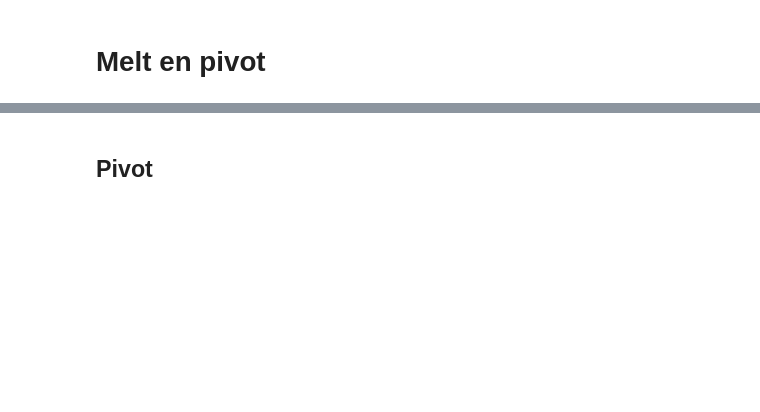
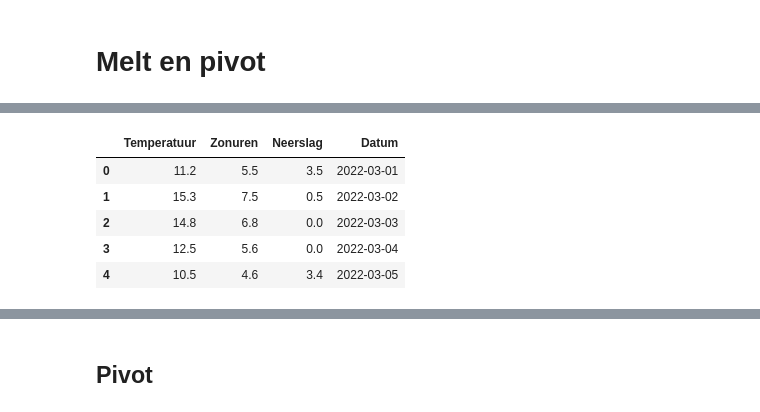
Before and after one commit to LFKoning/knowledge-sharing, a Jupyter notebook: python_engineers/part_3/4_pandas_dataframe.ipynb, the cells around one changed output, grey strips where cells are left out. Cells and saved outputs as stored; diff of their text form; code cells hidden in the pictures; blank space fills up the shorter version.

```diff
--- a/python_engineers/part_3/4_pandas_dataframe.ipynb
+++ b/python_engineers/part_3/4_pandas_dataframe.ipynb
@@ -498,6 +838,14 @@ df.melt(
 # %%
 # Voeg datum toe als kolom
-df = df.assign(Datum=df.index)
+df = df.assign(Datum=df.index).reset_index(drop=True)
+df
+# %% [output]
+|  | Temperatuur | Zonuren | Neerslag | Datum |
+| 0 | 11.2 | 5.5 | 3.5 | 2022-03-01 |
+| 1 | 15.3 | 7.5 | 0.5 | 2022-03-02 |
+| 2 | 14.8 | 6.8 | 0.0 | 2022-03-03 |
+| 3 | 12.5 | 5.6 | 0.0 | 2022-03-04 |
+| 4 | 10.5 | 4.6 | 3.4 | 2022-03-05 |
 # %%
 # Gebruik id_vars en value_vars om kolommen op te geven
 df.melt(
```
Also changed, not shown: parts of 56 cells of this notebook, 6 other files.
